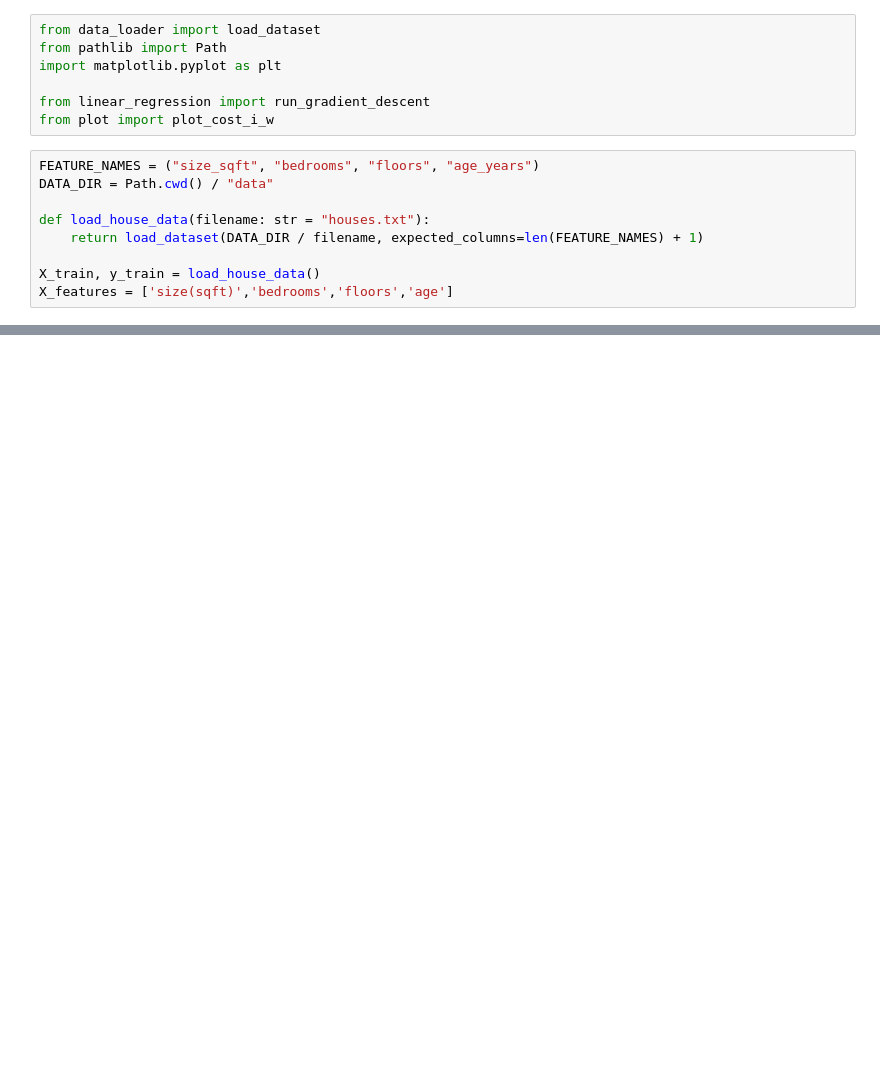
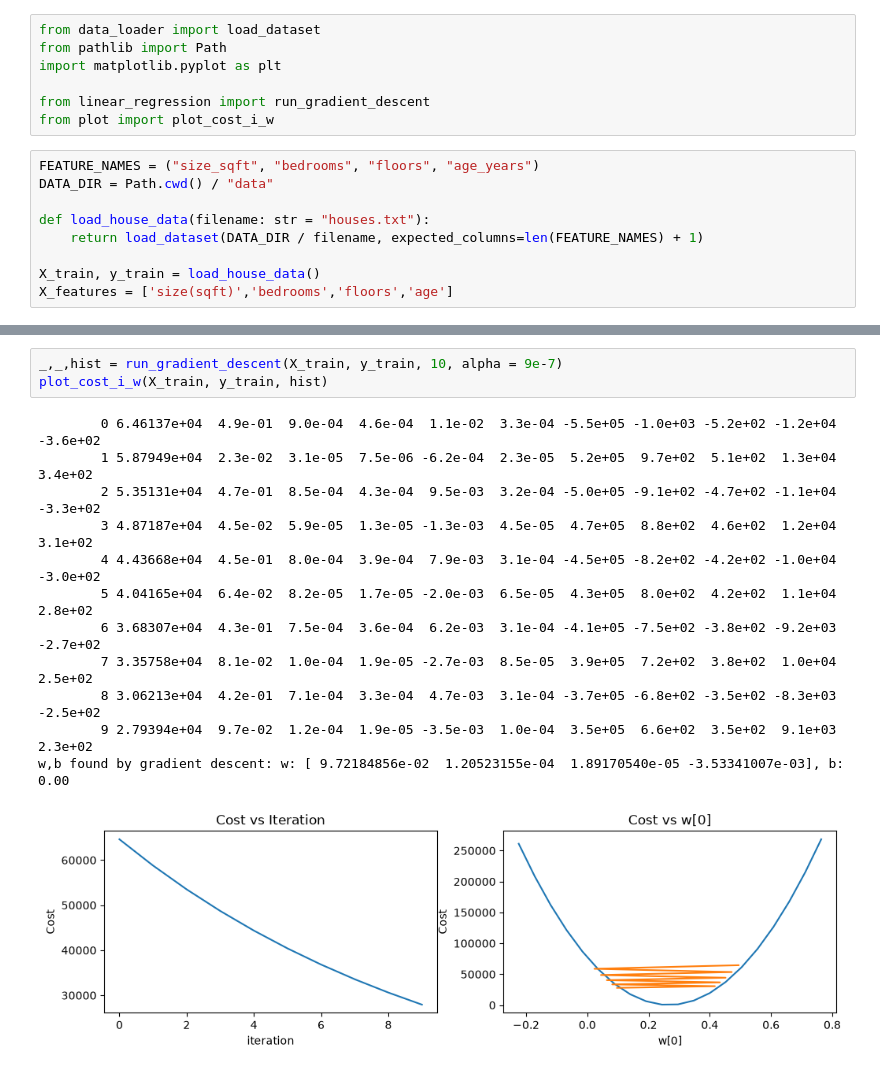
Before and after one commit to themohamedsabbah/house-price-prediction-linear-regression, a Jupyter notebook: src/visual_steps.ipynb, the cells around one changed output, grey strips where cells are left out. Saved outputs shown, nothing was run; the diff lists cells and outputs as text; blank space fills up the shorter version.

```diff
--- a/src/visual_steps.ipynb
+++ b/src/visual_steps.ipynb
@@ -23,0 +43,16 @@ plt.show()
+# %%
+_,_,hist = run_gradient_descent(X_train, y_train, 10, alpha = 9e-7)
+plot_cost_i_w(X_train, y_train, hist)
+# %% [output]
+        0 6.46137e+04  4.9e-01  9.0e-04  4.6e-04  1.1e-02  3.3e-04 -5.5e+05 -1.0e+03 -5.2e+02 -1.2e+04 -3.6e+02
+        1 5.87949e+04  2.3e-02  3.1e-05  7.5e-06 -6.2e-04  2.3e-05  5.2e+05  9.7e+02  5.1e+02  1.3e+04  3.4e+02
+        2 5.35131e+04  4.7e-01  8.5e-04  4.3e-04  9.5e-03  3.2e-04 -5.0e+05 -9.1e+02 -4.7e+02 -1.1e+04 -3.3e+02
+        3 4.87187e+04  4.5e-02  5.9e-05  1.3e-05 -1.3e-03  4.5e-05  4.7e+05  8.8e+02  4.6e+02  1.2e+04  3.1e+02
+        4 4.43668e+04  4.5e-01  8.0e-04  3.9e-04  7.9e-03  3.1e-04 -4.5e+05 -8.2e+02 -4.2e+02 -1.0e+04 -3.0e+02
+        5 4.04165e+04  6.4e-02  8.2e-05  1.7e-05 -2.0e-03  6.5e-05  4.3e+05  8.0e+02  4.2e+02  1.1e+04  2.8e+02
+        6 3.68307e+04  4.3e-01  7.5e-04  3.6e-04  6.2e-03  3.1e-04 -4.1e+05 -7.5e+02 -3.8e+02 -9.2e+03 -2.7e+02
+        7 3.35758e+04  8.1e-02  1.0e-04  1.9e-05 -2.7e-03  8.5e-05  3.9e+05  7.2e+02  3.8e+02  1.0e+04  2.5e+02
+        8 3.06213e+04  4.2e-01  7.1e-04  3.3e-04  4.7e-03  3.1e-04 -3.7e+05 -6.8e+02 -3.5e+02 -8.3e+03 -2.5e+02
+        9 2.79394e+04  9.7e-02  1.2e-04  1.9e-05 -3.5e-03  1.0e-04  3.5e+05  6.6e+02  3.5e+02  9.1e+03  2.3e+02
+w,b found by gradient descent: w: [ 9.72184856e-02  1.20523155e-04  1.89170540e-05 -3.53341007e-03], b: 0.00
+[figure, added]
```
Also changed, not shown: parts of 3 cells of this notebook.
